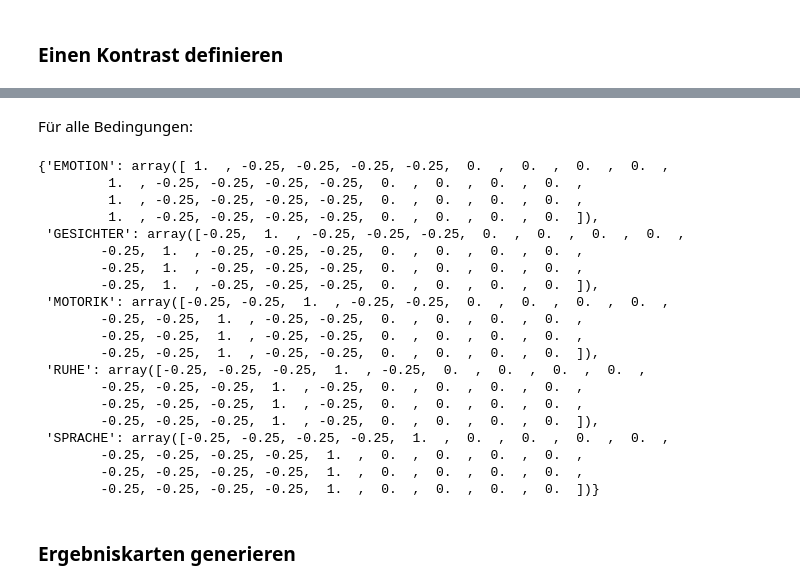
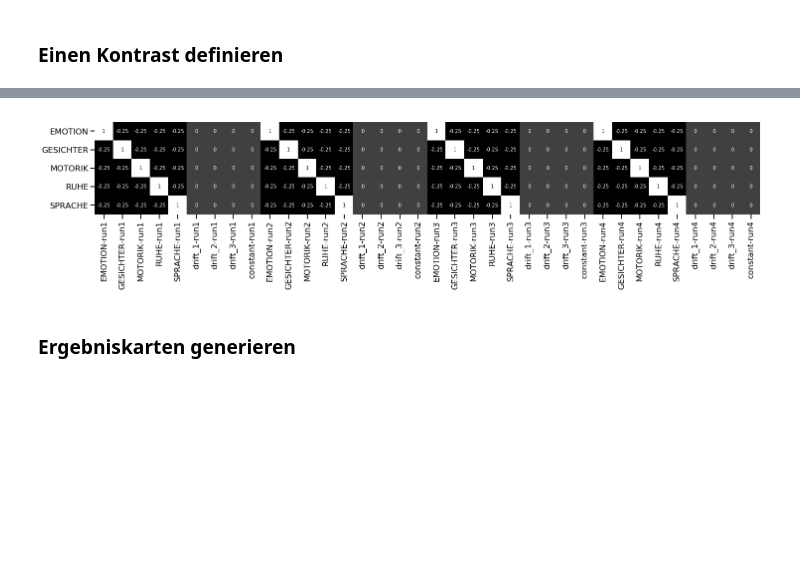
Before and after one commit to mwegrzyn/fmri_python_SS2019, a Jupyter notebook: notebooks/12-roi-analyse.ipynb, the cells around one changed output, grey strips where cells are left out. Cells and saved outputs as stored; diff of their text form; code cells hidden in the pictures; blank space fills up the shorter version.

```diff
--- a/notebooks/12-roi-analyse.ipynb
+++ b/notebooks/12-roi-analyse.ipynb
@@ -291,32 +127,11 @@ plt.show()
-# %% [markdown]
-Für alle Bedingungen:
 # %%
 contrasts = {}
 for c in conditions:
     contrasts[c] = make_contrasts(c)
-# %%
-contrasts
-# %% [output]
-{'EMOTION': array([ 1.  , -0.25, -0.25, -0.25, -0.25,  0.  ,  0.  ,  0.  ,  0.  ,
-         1.  , -0.25, -0.25, -0.25, -0.25,  0.  ,  0.  ,  0.  ,  0.  ,
-         1.  , -0.25, -0.25, -0.25, -0.25,  0.  ,  0.  ,  0.  ,  0.  ,
-         1.  , -0.25, -0.25, -0.25, -0.25,  0.  ,  0.  ,  0.  ,  0.  ]),
- 'GESICHTER': array([-0.25,  1.  , -0.25, -0.25, -0.25,  0.  ,  0.  ,  0.  ,  0.  ,
-        -0.25,  1.  , -0.25, -0.25, -0.25,  0.  ,  0.  ,  0.  ,  0.  ,
-        -0.25,  1.  , -0.25, -0.25, -0.25,  0.  ,  0.  ,  0.  ,  0.  ,
-        -0.25,  1.  , -0.25, -0.25, -0.25,  0.  ,  0.  ,  0.  ,  0.  ]),
- 'MOTORIK': array([-0.25, -0.25,  1.  , -0.25, -0.25,  0.  ,  0.  ,  0.  ,  0.  ,
-        -0.25, -0.25,  1.  , -0.25, -0.25,  0.  ,  0.  ,  0.  ,  0.  ,
-        -0.25, -0.25,  1.  , -0.25, -0.25,  0.  ,  0.  ,  0.  ,  0.  ,
-        -0.25, -0.25,  1.  , -0.25, -0.25,  0.  ,  0.  ,  0.  ,  0.  ]),
- 'RUHE': array([-0.25, -0.25, -0.25,  1.  , -0.25,  0.  ,  0.  ,  0.  ,  0.  ,
-        -0.25, -0.25, -0.25,  1.  , -0.25,  0.  ,  0.  ,  0.  ,  0.  ,
-        -0.25, -0.25, -0.25,  1.  , -0.25,  0.  ,  0.  ,  0.  ,  0.  ,
-        -0.25, -0.25, -0.25,  1.  , -0.25,  0.  ,  0.  ,  0.  ,  0.  ]),
- 'SPRACHE': array([-0.25, -0.25, -0.25, -0.25,  1.  ,  0.  ,  0.  ,  0.  ,  0.  ,
-        -0.25, -0.25, -0.25, -0.25,  1.  ,  0.  ,  0.  ,  0.  ,  0.  ,
-        -0.25, -0.25, -0.25, -0.25,  1.  ,  0.  ,  0.  ,  0.  ,  0.  ,
-        -0.25, -0.25, -0.25, -0.25,  1.  ,  0.  ,  0.  ,  0.  ,  0.  ])}
+# %%
+show_conds(contrasts)
+# %% [output]
+[figure, added]
 # %% [markdown]
 ### Ergebniskarten generieren
 # %%
```
Also changed, not shown: parts of 91 cells of this notebook.
